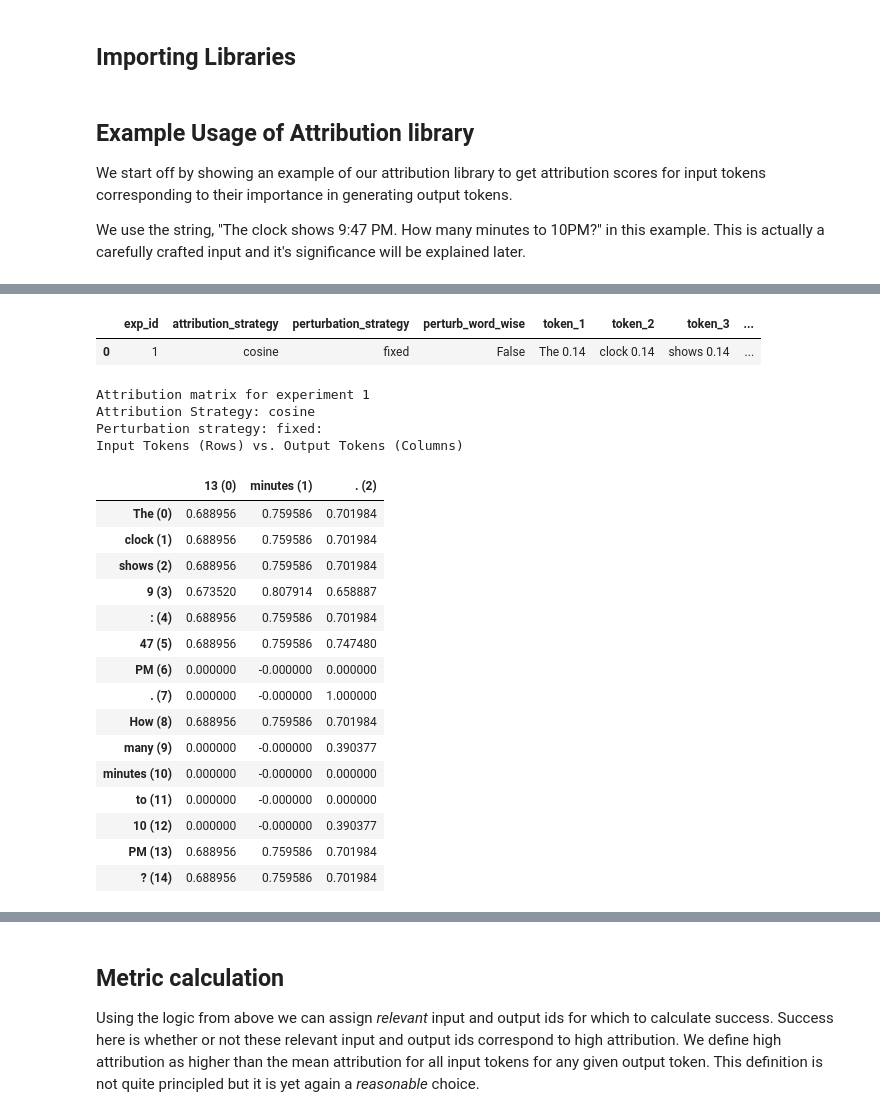
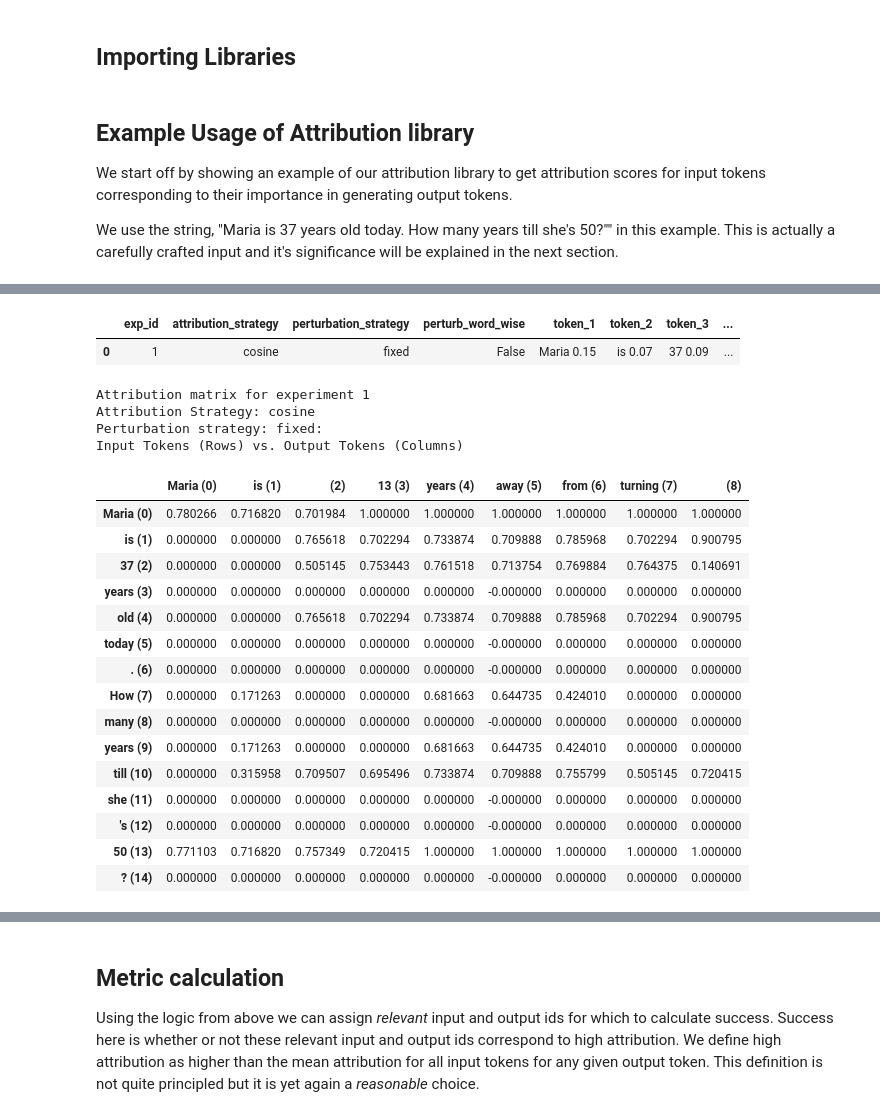
Before and after one commit to leap-laboratories/PIZZA, a Jupyter notebook: research/llm_attribution_metric.ipynb, the cells around one changed output, grey strips where cells are left out. Cells and saved outputs as stored; diff of their text form; code cells hidden in the pictures.

```diff
--- a/research/llm_attribution_metric.ipynb
+++ b/research/llm_attribution_metric.ipynb
@@ -58,12 +58,12 @@ from attribution.token_perturbation import FixedPerturbationStrategy, NthNearest
 
 We start off by showing an example of our attribution library to get attribution scores for input tokens corresponding to their importance in generating output tokens.
 
-We use the string, "The clock shows 9:47 PM. How many minutes to 10PM?" in this example. This is actually a carefully crafted input and it's significance will be explained later.
+We use the string, "Maria is 37 years old today. How many years till she\'s 50?"" in this example. This is actually a carefully crafted input and it's significance will be explained in the next section.
 # %%
 attributor = APILLMAttributor()
 logger = ExperimentLogger()
 attributor.compute_attributions(
-    "The clock shows 9:47 PM. How many minutes to 10PM?",
+    "Maria is 37 years old today. How many years till she's 50?",
     perturbation_strategy=FixedPerturbationStrategy(),
     attribution_strategies=["cosine"],
     logger=logger,
@@ -78,25 +78,25 @@ logger.print_attribution_matrix(exp_id=1)
 |  | exp_id | attribution_strategy | perturbation_strategy | perturb_word_wise | token_1 | token_2 | token_3 | ... |
-| 0 | 1 | cosine | fixed | False | The 0.14 | clock 0.14 | shows 0.14 | ... |
+| 0 | 1 | cosine | fixed | False | Maria 0.15 | is 0.07 | 37 0.09 | ... |
 Attribution matrix for experiment 1
 Attribution Strategy: cosine
 Perturbation strategy: fixed:
 Input Tokens (Rows) vs. Output Tokens (Columns)
-|  | 13 (0) | minutes (1) | . (2) |
-| The (0) | 0.688956 | 0.759586 | 0.701984 |
-| clock (1) | 0.688956 | 0.759586 | 0.701984 |
-| shows (2) | 0.688956 | 0.759586 | 0.701984 |
-| 9 (3) | 0.673520 | 0.807914 | 0.658887 |
-| : (4) | 0.688956 | 0.759586 | 0.701984 |
-| 47 (5) | 0.688956 | 0.759586 | 0.747480 |
-| PM (6) | 0.000000 | -0.000000 | 0.000000 |
-| . (7) | 0.000000 | -0.000000 | 1.000000 |
-| How (8) | 0.688956 | 0.759586 | 0.701984 |
-| many (9) | 0.000000 | -0.000000 | 0.390377 |
-| minutes (10) | 0.000000 | -0.000000 | 0.000000 |
-| to (11) | 0.000000 | -0.000000 | 0.000000 |
-| 10 (12) | 0.000000 | -0.000000 | 0.390377 |
-| PM (13) | 0.688956 | 0.759586 | 0.701984 |
-| ? (14) | 0.688956 | 0.759586 | 0.701984 |
+|  | Maria (0) | is (1) | (2) | 13 (3) | years (4) | away (5) | from (6) | turning (7) | (8) |
+| Maria (0) | 0.780266 | 0.716820 | 0.701984 | 1.000000 | 1.000000 | 1.000000 | 1.000000 | 1.000000 | 1.000000 |
+| is (1) | 0.000000 | 0.000000 | 0.765618 | 0.702294 | 0.733874 | 0.709888 | 0.785968 | 0.702294 | 0.900795 |
+| 37 (2) | 0.000000 | 0.000000 | 0.505145 | 0.753443 | 0.761518 | 0.713754 | 0.769884 | 0.764375 | 0.140691 |
+| years (3) | 0.000000 | 0.000000 | 0.000000 | 0.000000 | 0.000000 | -0.000000 | 0.000000 | 0.000000 | 0.000000 |
+| old (4) | 0.000000 | 0.000000 | 0.765618 | 0.702294 | 0.733874 | 0.709888 | 0.785968 | 0.702294 | 0.900795 |
+| today (5) | 0.000000 | 0.000000 | 0.000000 | 0.000000 | 0.000000 | -0.000000 | 0.000000 | 0.000000 | 0.000000 |
+| . (6) | 0.000000 | 0.000000 | 0.000000 | 0.000000 | 0.000000 | -0.000000 | 0.000000 | 0.000000 | 0.000000 |
+| How (7) | 0.000000 | 0.171263 | 0.000000 | 0.000000 | 0.681663 | 0.644735 | 0.424010 | 0.000000 | 0.000000 |
+| many (8) | 0.000000 | 0.000000 | 0.000000 | 0.000000 | 0.000000 | -0.000000 | 0.000000 | 0.000000 | 0.000000 |
+| years (9) | 0.000000 | 0.171263 | 0.000000 | 0.000000 | 0.681663 | 0.644735 | 0.424010 | 0.000000 | 0.000000 |
+| till (10) | 0.000000 | 0.315958 | 0.709507 | 0.695496 | 0.733874 | 0.709888 | 0.755799 | 0.505145 | 0.720415 |
+| she (11) | 0.000000 | 0.000000 | 0.000000 | 0.000000 | 0.000000 | -0.000000 | 0.000000 | 0.000000 | 0.000000 |
+| 's (12) | 0.000000 | 0.000000 | 0.000000 | 0.000000 | 0.000000 | -0.000000 | 0.000000 | 0.000000 | 0.000000 |
+| 50 (13) | 0.771103 | 0.716820 | 0.757349 | 0.720415 | 1.000000 | 1.000000 | 1.000000 | 1.000000 | 1.000000 |
+| ? (14) | 0.000000 | 0.000000 | 0.000000 | 0.000000 | 0.000000 | -0.000000 | 0.000000 | 0.000000 | 0.000000 |
 # %% [markdown]
 ## Reasonable Ground Truth
 
```
Also changed, not shown: parts of 7 cells of this notebook, 1 other file.
